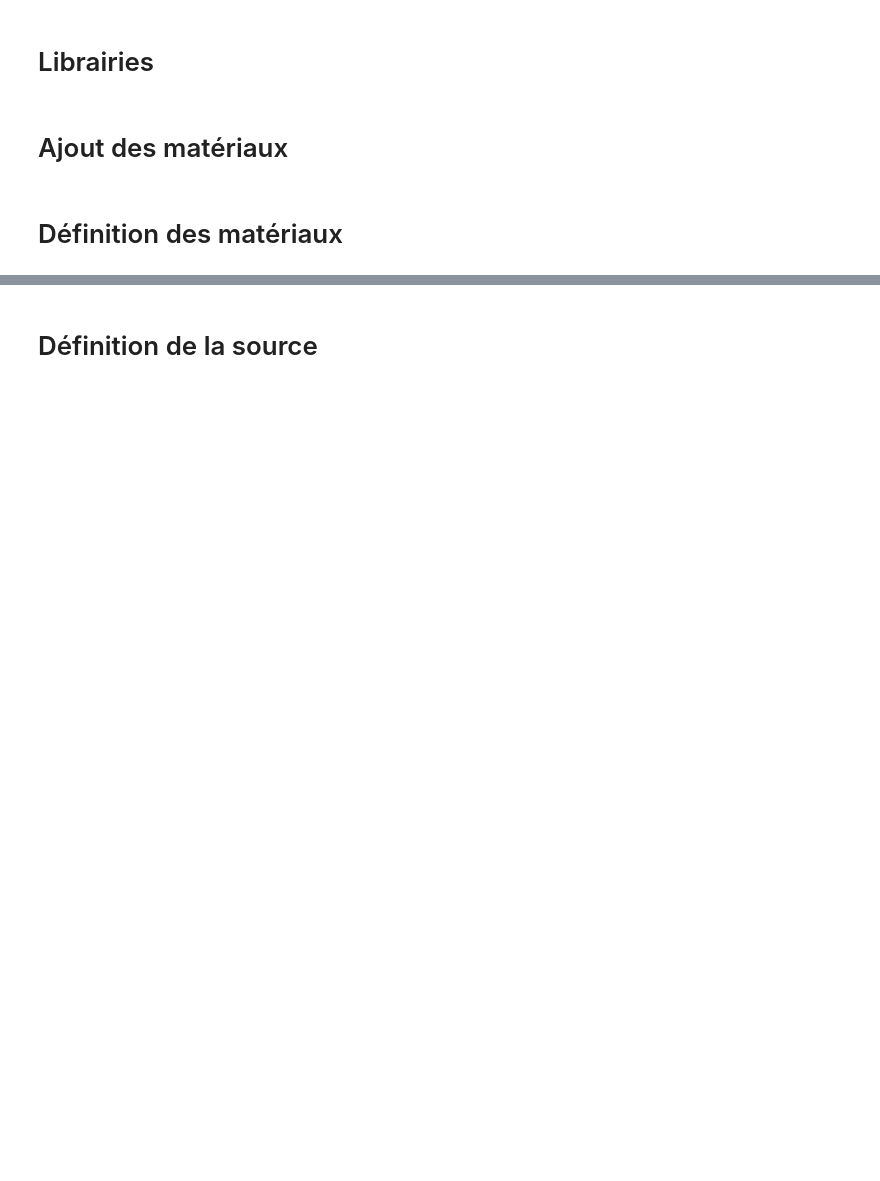
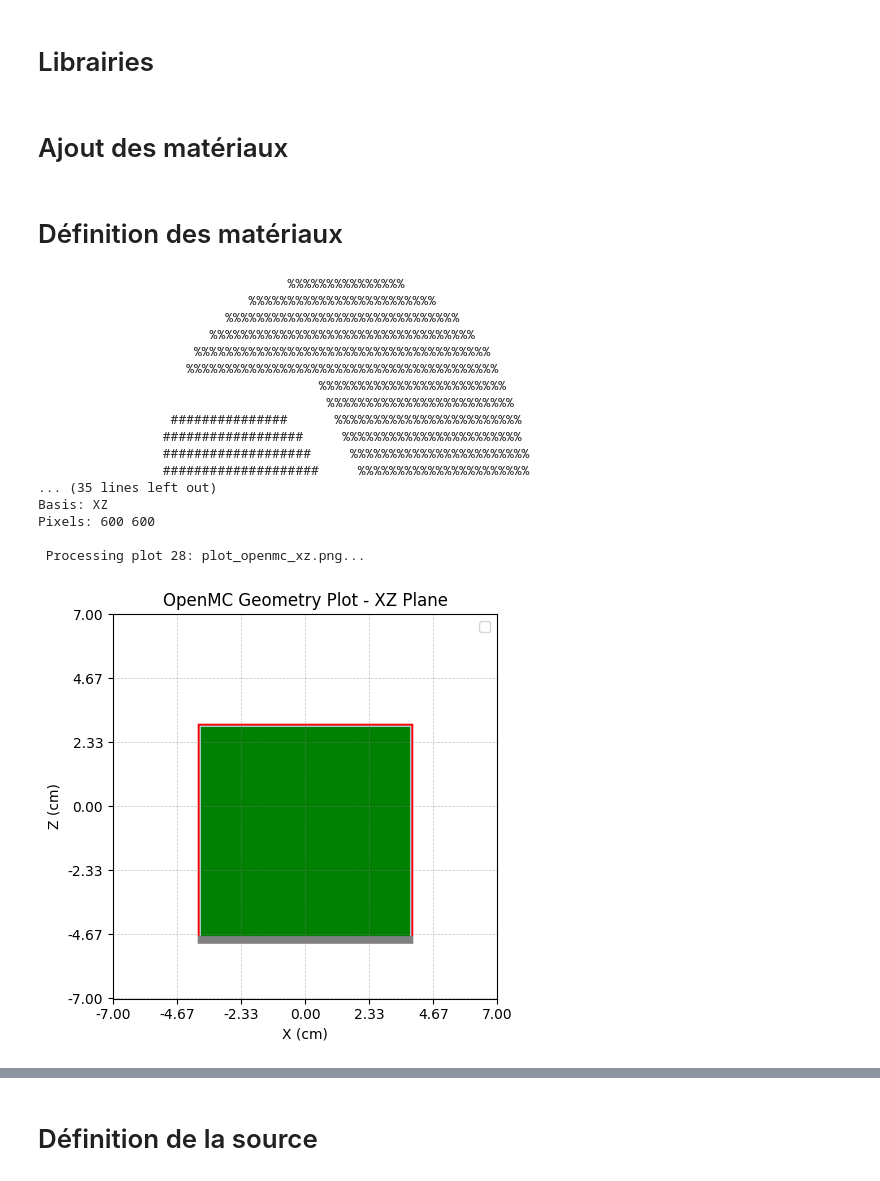
Before and after one commit to simonfouc120/open-mc-project, a Jupyter notebook: src/studies/simulation_gamma_detector/detector_gamma.ipynb, the cells around one changed output, grey strips where cells are left out. Drawn from its saved outputs; the diff is of its cells as text; code cells hidden in the pictures; blank space fills up the shorter version.

```diff
--- a/src/studies/simulation_gamma_detector/detector_gamma.ipynb
+++ b/src/studies/simulation_gamma_detector/detector_gamma.ipynb
@@ -70,3 +79,24 @@ surrounding.region = -s & ~(-c3 & -z6 & +z1)
 universe = openmc.Universe(cells=[sodium_iodide_crystal, aluminum_casing, oxide_layer, oxide_layer, detector_back, surrounding])
 geometry = openmc.Geometry(universe)
 geometry.export_to_xml()
+# %%
+plot_geometry(materials=mats, width=14, height=14, plane='xz', origin=(0,0,3))
+# %% [output]
+                                %%%%%%%%%%%%%%%
+                           %%%%%%%%%%%%%%%%%%%%%%%%
+                        %%%%%%%%%%%%%%%%%%%%%%%%%%%%%%
+                      %%%%%%%%%%%%%%%%%%%%%%%%%%%%%%%%%%
+                    %%%%%%%%%%%%%%%%%%%%%%%%%%%%%%%%%%%%%%
+                   %%%%%%%%%%%%%%%%%%%%%%%%%%%%%%%%%%%%%%%%
+                                    %%%%%%%%%%%%%%%%%%%%%%%%
+                                     %%%%%%%%%%%%%%%%%%%%%%%%
+                 ###############      %%%%%%%%%%%%%%%%%%%%%%%%
+                ##################     %%%%%%%%%%%%%%%%%%%%%%%
+                ###################     %%%%%%%%%%%%%%%%%%%%%%%
+                ####################     %%%%%%%%%%%%%%%%%%%%%%
+... (35 lines left out)
+Basis: XZ
+Pixels: 600 600
+
+ Processing plot 28: plot_openmc_xz.png...
+[figure, added]
```
Also changed, not shown: parts of 10 cells of this notebook, 1 other file.
